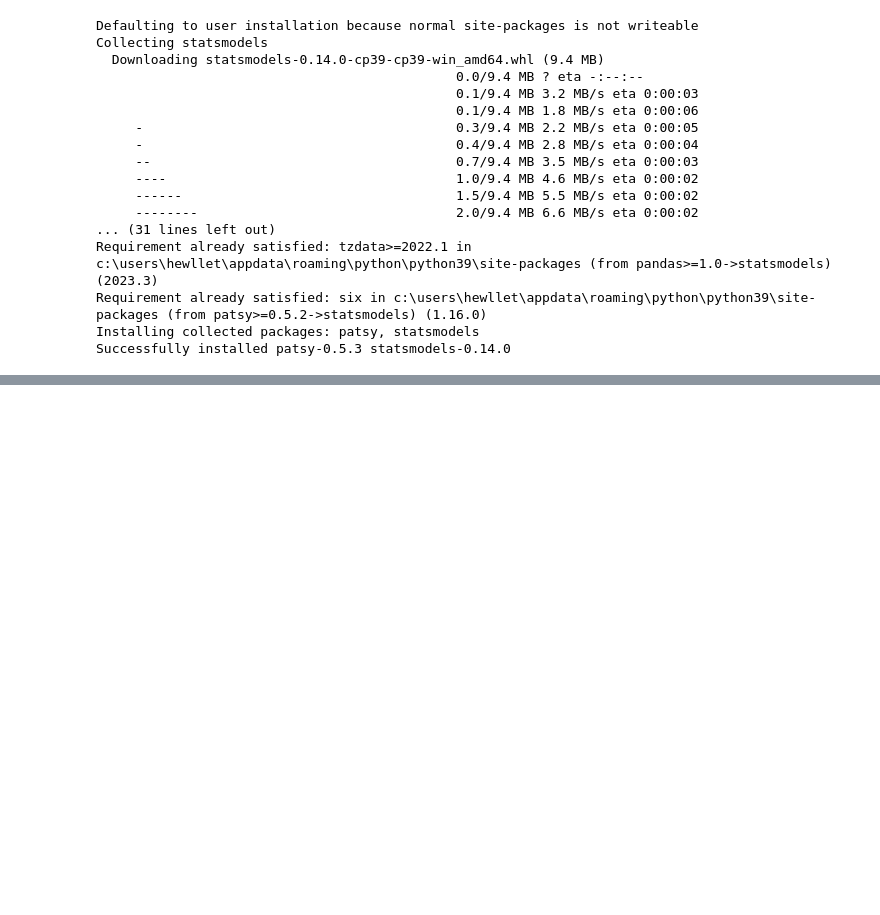
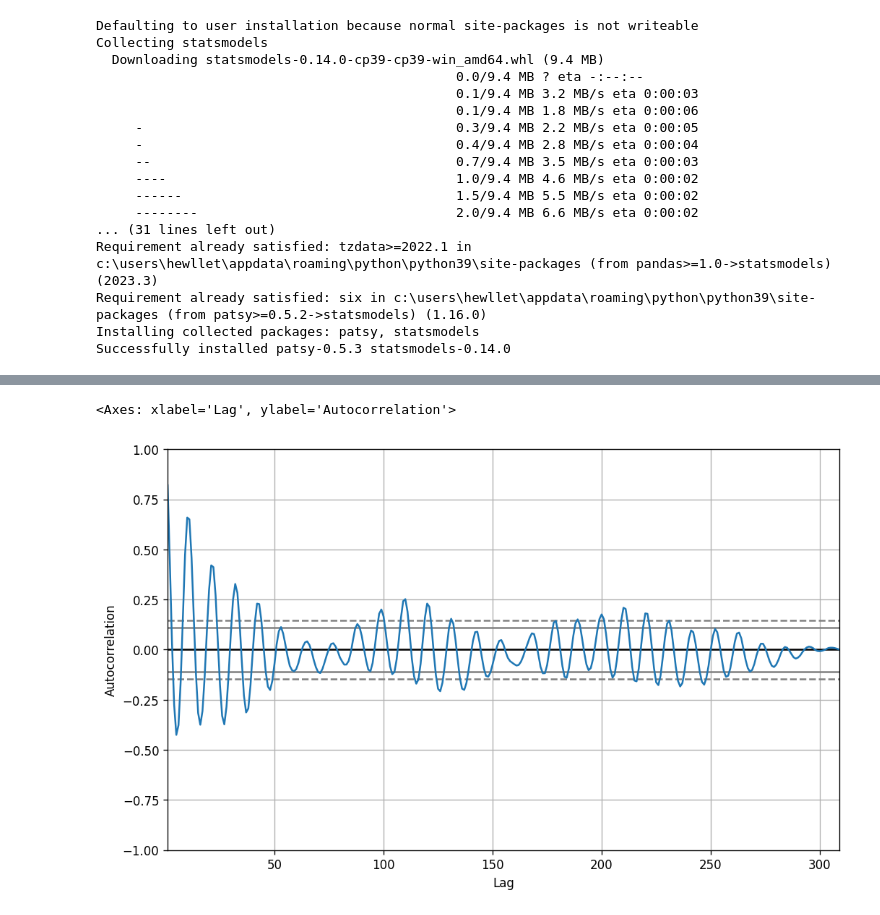
Before and after one commit to Lozol/StartUp_homework, a Jupyter notebook: HW 45.ipynb, the cells around one changed output, grey strips where cells are left out. Cells and saved outputs as stored; diff of their text form; code cells hidden in the pictures; blank space fills up the shorter version.

```diff
--- a/HW 45.ipynb
+++ b/HW 45.ipynb
@@ -37,0 +108,10 @@ AttributeError: 'Dataset' object has no attribute 'head'
+# %%
+# Test for seasonality
+from pandas.plotting import autocorrelation_plot
+
+# Draw Plot
+plt.rcParams.update({'figure.figsize':(10,6), 'figure.dpi':120})
+autocorrelation_plot(df['SUNACTIVITY'].tolist())
+# %% [output]
+<Axes: xlabel='Lag', ylabel='Autocorrelation'>
+[figure, added]
```
Also changed, not shown: parts of 18 cells of this notebook.
